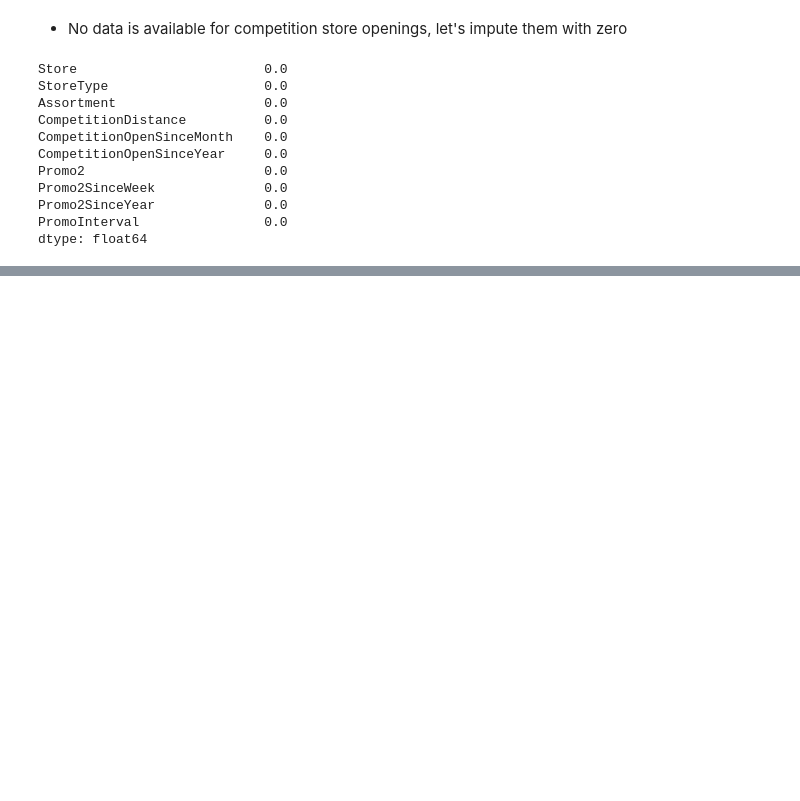
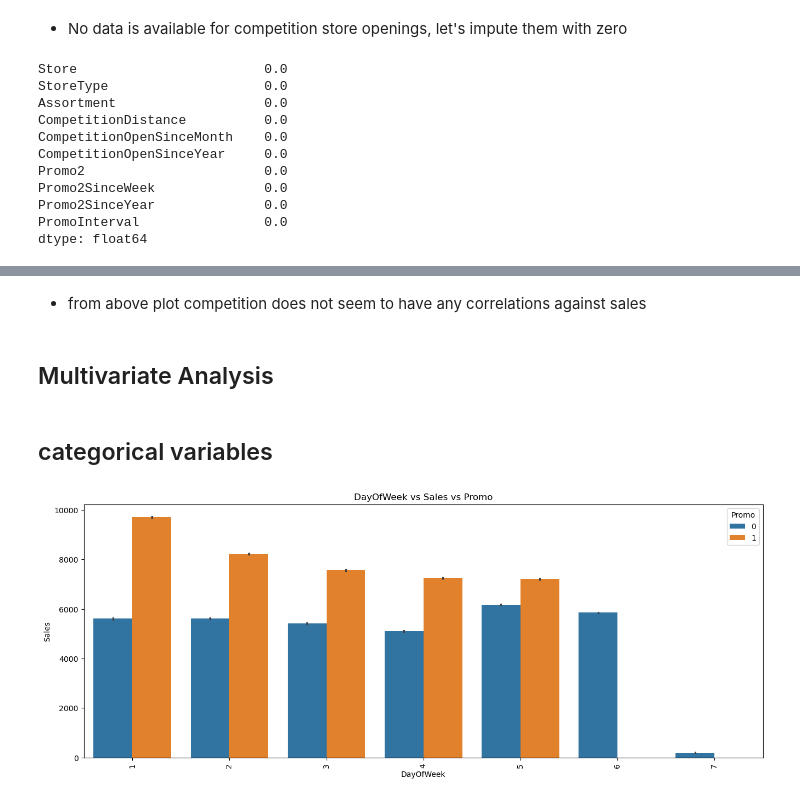
Before and after one commit to SanjayaKumarSahoo/rossmann-drug-timeseries-forecast, a Jupyter notebook: rossmann-drug-timeseries-forecast.ipynb, the cells around one changed output, grey strips where cells are left out. Drawn from its saved outputs; the diff is of its cells as text; code cells hidden in the pictures; blank space fills up the shorter version.

```diff
--- a/rossmann-drug-timeseries-forecast.ipynb
+++ b/rossmann-drug-timeseries-forecast.ipynb
@@ -360,0 +451,14 @@ dtype: float64
+# %% [markdown]
+- from above plot competition does not seem to have any correlations against sales
+# %% [markdown]
+## Multivariate Analysis
+# %% [markdown]
+## categorical variables
+# %%
+plt.figure(figsize=(16, 6))
+sns.barplot(x='DayOfWeek',y='Sales',hue='Promo',data=train)
+plt.title("DayOfWeek vs Sales vs Promo")
+plt.xticks(rotation = 90)
+plt.show()
+# %% [output]
+[figure, added]
```
Also changed, not shown: parts of 20 cells of this notebook.
